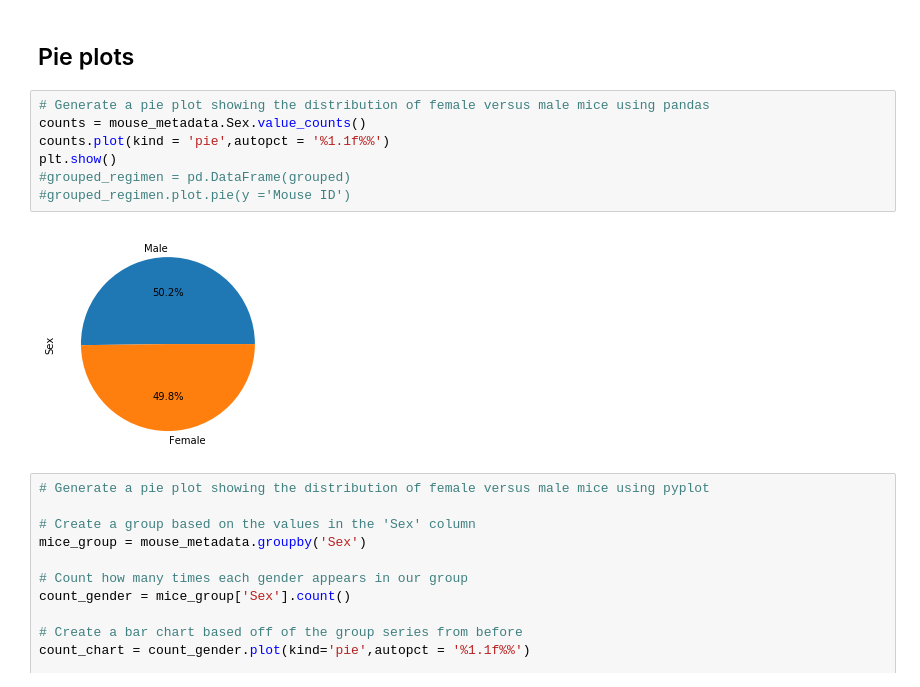
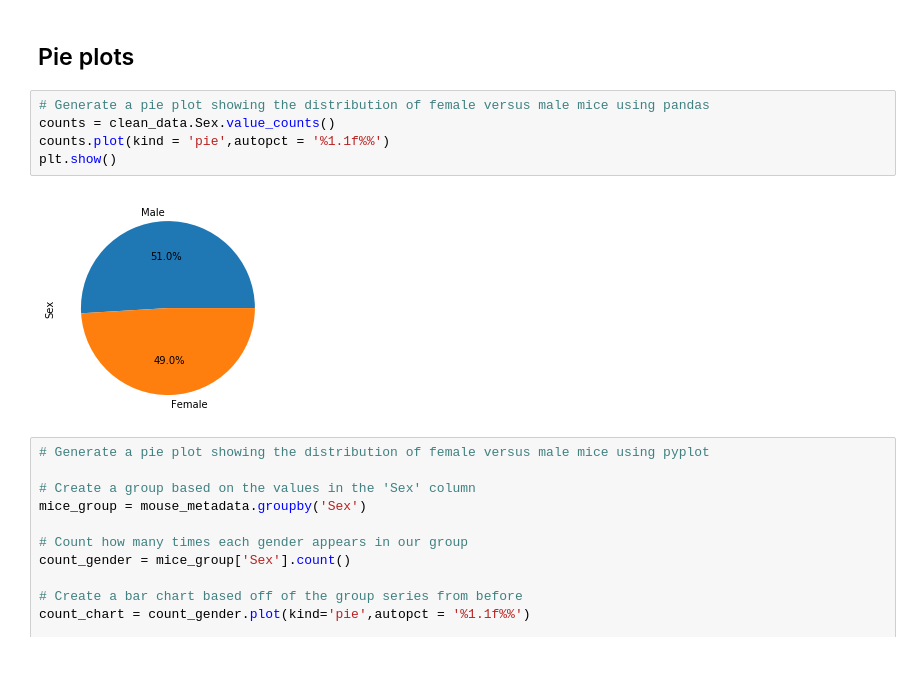
Before and after one commit to Soumya-Patil/MatPlotlib-Challenge, a Jupyter notebook: Pymaceuticals/pymaceuticals.ipynb, the cells around one changed output. Cells and saved outputs as stored; diff of their text form.

```diff
--- a/Pymaceuticals/pymaceuticals.ipynb
+++ b/Pymaceuticals/pymaceuticals.ipynb
@@ -171,13 +95,11 @@ TypeError: 'str' object is not callable
 ## Pie plots
 # %%
 # Generate a pie plot showing the distribution of female versus male mice using pandas
-counts = mouse_metadata.Sex.value_counts()
+counts = clean_data.Sex.value_counts()
 counts.plot(kind = 'pie',autopct = '%1.1f%%')
 plt.show()
-#grouped_regimen = pd.DataFrame(grouped)
-#grouped_regimen.plot.pie(y ='Mouse ID')
 # %% [output]
-[figure, old version]
+[figure, new version]
 # %%
 # Generate a pie plot showing the distribution of female versus male mice using pyplot
 
```
Also changed, not shown: parts of 14 cells of this notebook.
